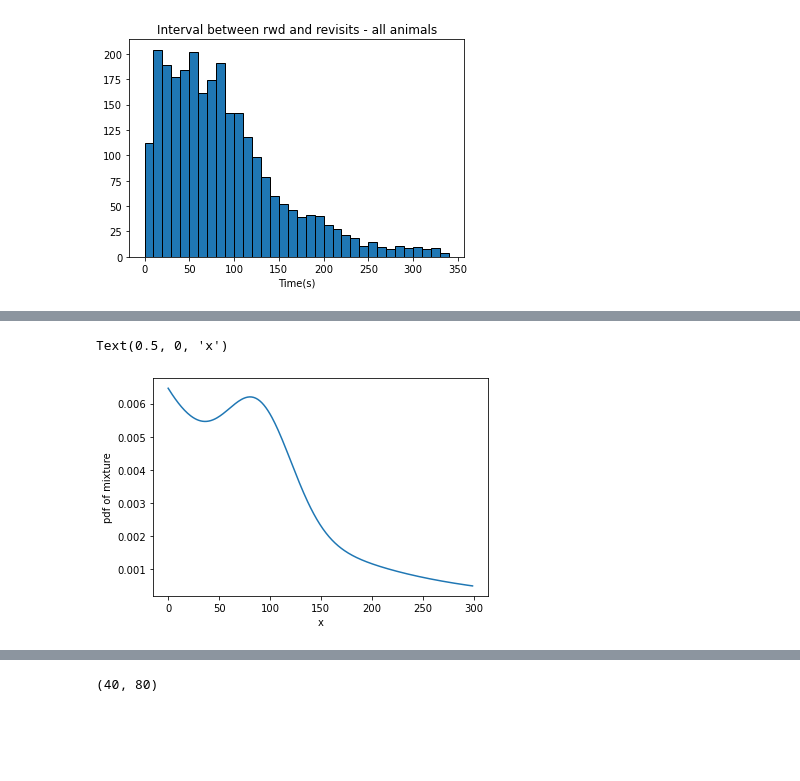
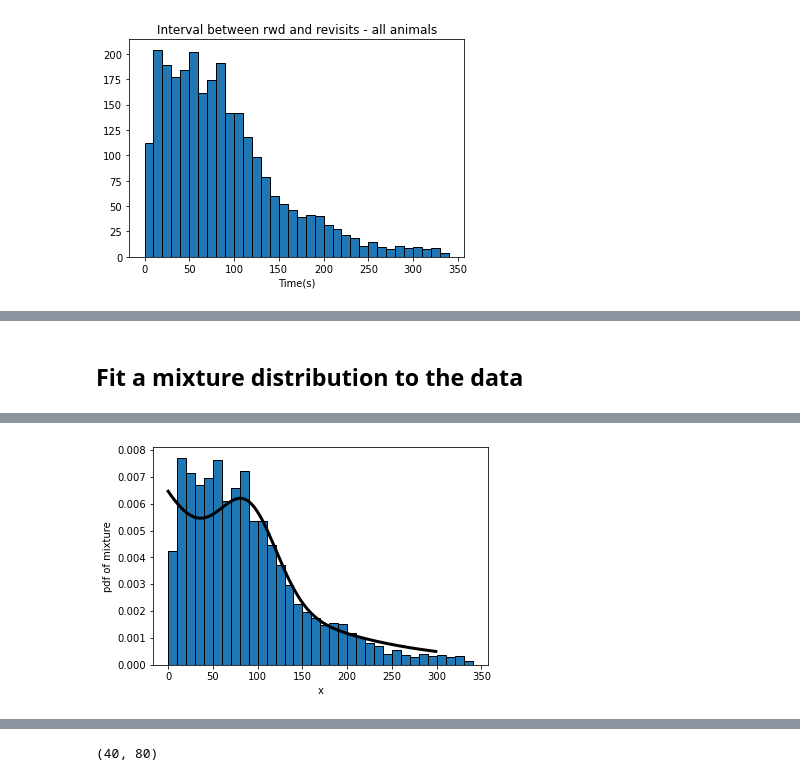
Before and after one commit to umeshksingla/MouseMazeHierRL, a Jupyter notebook: inter_rwd-or-waterport_intervals.ipynb, the cells around one changed output, grey strips where cells are left out. Drawn from its saved outputs; the diff is of its cells as text; code cells hidden in the pictures; blank space fills up the shorter version.

```diff
--- a/inter_rwd-or-waterport_intervals.ipynb
+++ b/inter_rwd-or-waterport_intervals.ipynb
@@ -336,9 +344,9 @@ for nickname in RewNames:
     times_to_waterport_visits, times_to_rwd = get_wp_visit_times_and_rwd_times(tf)
     all_waterport_visits = create_list_waterport_visits_in_between_rwds(times_to_waterport_visits, times_to_rwd)
 
-    print(nickname, times_to_waterport_visits[-1]-times_to_rwd[-1]>=0)
 
-    print("len(times_to_rwd) %3d" % len(times_to_rwd), "len(all_waterport_visits) %3d" % len(all_waterport_visits),
+    print(nickname, str(times_to_waterport_visits[-1]-times_to_rwd[-1]>=0).ljust(5), "|",
+          "len(times_to_rwd) %3d" % len(times_to_rwd), "len(all_waterport_visits) %3d" % len(all_waterport_visits),
           "Same?", len(times_to_rwd)==len(all_waterport_visits))
 # %% [output]
 first waterport visit before first reward (as it should):
@@ -488,0 +483,33 @@ plt.hist(np.concatenate(all_animals), bins=arange(0,350, 10), ec='black')
+# %%
+all_animals = []
+for nickname in RewNames:
+    tf=LoadTraj(nickname+'-tf')
+#     nickname = "B2"
+    tf=LoadTraj(nickname+'-tf')
+    times_to_waterport_visits, times_to_rwd = get_wp_visit_times_and_rwd_times(tf)
+    all_waterport_visits = create_list_waterport_visits_in_between_rwds(times_to_waterport_visits, times_to_rwd)
+    len(all_waterport_visits), len(times_to_rwd)
+    midpoint = tf.fr[-1,-1]/FRAME_RATE/2
+
+    times_to_rwd_2nd_half = times_to_rwd[times_to_rwd>midpoint][:-1]
+    # print(len(times_to_rwd_2nd_half))
+    first_rwd_2nd_half = where(times_to_rwd>midpoint)[0][0]
+    wp_visits_2nd_half = all_waterport_visits[first_rwd_2nd_half+1:]
+    # print(len(wp_visits_2nd_half))
+
+    cum_times_wp_visits = []
+    for wp_visits_i, wp_visits_bw_rwds in enumerate(wp_visits_2nd_half):
+    #     print(wp_visits_i, len(wp_visits_2nd_half), len(times_to_rwd_2nd_half))
+        cum_times_wp_visits.append(wp_visits_bw_rwds-times_to_rwd_2nd_half[wp_visits_i])
+
+    plt.figure()
+    plt.hist(clip(concatenate(cum_times_wp_visits), 0, 450), bins=arange(0,460, 10), ec='black')
+    plt.title("Interval between rwd and revisits (%d visits) - %s" % (len(np.concatenate(cum_times_wp_visits)),nickname))
+
+    all_animals.append(np.concatenate(cum_times_wp_visits))
+
+## FOR ALL ANIMALS
+plt.figure()
+plt.hist(clip(concatenate(all_animals), 0, 450), bins=arange(0,460, 10), ec='black')
+plt.title("Interval between rwd and revisits - all animals")
+plt.xlabel("Time(s)")
@@ -489,3 +529,5 @@ plt.hist(np.concatenate(all_animals), bins=arange(0,350, 10), ec='black')
+# %% [markdown]
+## Fit a mixture distribution to the data
 # %%
 # import scipy
 from scipy import stats
@@ -532,12 +574,13 @@ params, ll
          [            nan,            -inf,             nan,
           -15808.23706525,             nan]]]))
 # %%
-plt.plot(mix_cdf.pdf(np.arange(0.1, 300, 1), 117,  32,   .75))
+plt.plot(mix_cdf.pdf(np.arange(0.1, 300, 1), 117,  32,   .75), color='k', linewidth=3)
 ylabel('pdf of mixture')
 xlabel('x')
+
+plt.hist(np.concatenate(all_animals), bins=arange(0,350, 10), ec='black', density=True);
 # %% [output]
-Text(0.5, 0, 'x')
-[figure, old version]
+[figure, new version]
 # %%
 ws = [0, .25, .5, .75, 1]
 
```
Also changed, not shown: parts of 13 cells of this notebook.
